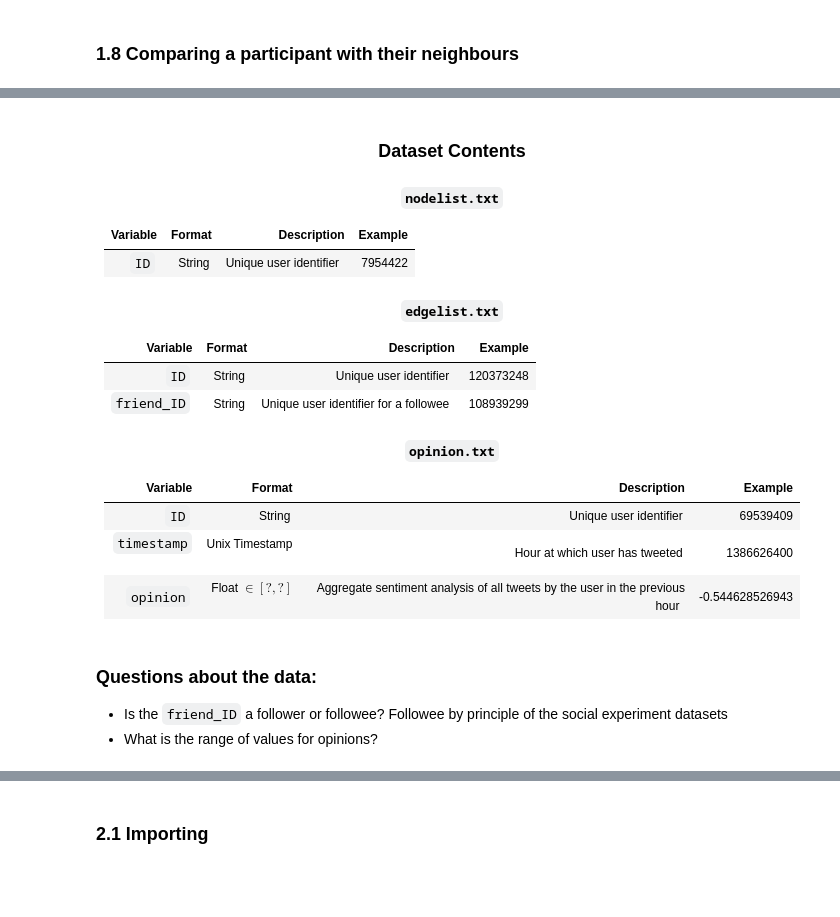
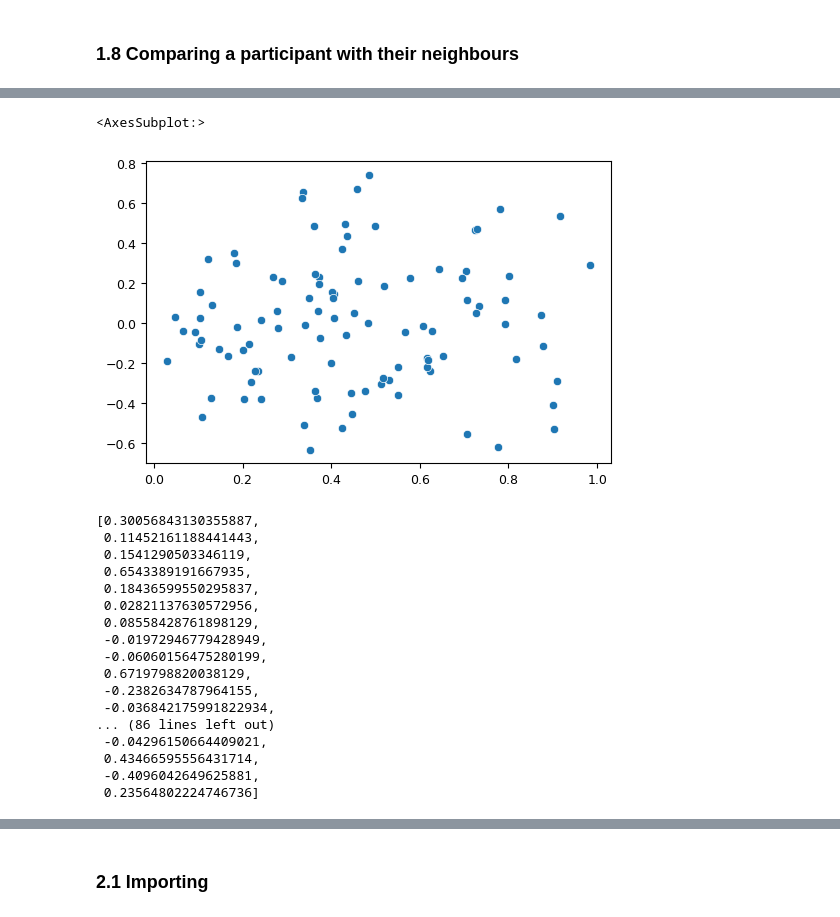
Before and after one commit to J0HNN7G/politic-polar-epsrc, a Jupyter notebook: exploration.ipynb, the cells around one changed output, grey strips where cells are left out. Drawn from its saved outputs; the diff is of its cells as text; code cells hidden in the pictures; blank space fills up the shorter version.

```diff
--- a/exploration.ipynb
+++ b/exploration.ipynb
@@ -844,30 +813,29 @@ June 2012.
-# %% [markdown]
-<center> <h3>Dataset Contents</h3> </center>
-
-<center> <h4><code>nodelist.txt</code></h4> </center>
-
-| Variable | Format | Description | Example |
-| :- | :- | :- | :- |
-| `ID`$\,$ | String$\,$ | Unique user identifier $\,$ | 7954422 |
-
-<center> <h4><code>edgelist.txt</code></h4> </center>
-
-| Variable | Format | Description | Example |
-| :- | :- | :- | :- |
-| `ID`$\,$ | String$\,$ | Unique user identifier $\,$ | 120373248 |
-| `friend_ID`$\,$ | String$\,$ | Unique user identifier for a followee $\,$ | 108939299 |
-
-
-
-<center> <h4><code>opinion.txt</code></h4> </center>
-
-| Variable | Format | Description | Example |
-| :- | :- | :- | :- |
-| `ID`$\,$ | String$\,$ | Unique user identifier$\,$ | 69539409 |
-| `timestamp`$\,$ | Unix Timestamp$\,$ | Hour at which user has tweeted$\,$ | 1386626400 |
-| `opinion`$\,$ | Float $\in [?,?]$ $\,$ | Aggregate sentiment analysis of all tweets by the user in the previous hour $\,$ | -0.544628526943 |
-# %% [markdown]
-### Questions about the data:
-
-- Is the `friend_ID` a follower or followee? Followee by principle of the social experiment datasets
-- What is  the range of values for opinions?
+# %%
+def get_friends(ID, friends):
+    return friends[friends.ID == ID].friend_ID
+# %%
+def get_idx(ids, ID):
+    return np.where(ids == ID)[0][0]
+# %%
+def friend_analysis(ids, friends, ops):
+    dist_result = []
+    corr_result = []
+
+    for idx, ID in enumerate(ids):
+        friend_data = [ ops[:, get_idx(ids, friend)] for friend in get_friends(ID, friends)]
+        mean_friend_data = means(np.transpose(friend_data))
+        id_data = ops[:, idx]
+        dist = np.abs(np.mean(id_data))
+        friend_corr = np.corrcoef(id_data, mean_friend_data)[0, 1]
+
+        dist_result.append(dist)
+        corr_result.append(friend_corr)
+
+    return dist_result, corr_result
+# %%
+a, b = friend_analysis(occupation_ids, occupation_friends, occupation_ops)
+
+sns.scatterplot(a, b)
+# %% [output]
+<AxesSubplot:>
+[figure, added]
@@ -873,0 +845,20 @@ June 2012.
+# %%
+b
+# %% [output]
+[0.30056843130355887,
+ 0.11452161188441443,
+ 0.1541290503346119,
+ 0.6543389191667935,
+ 0.18436599550295837,
+ 0.02821137630572956,
+ 0.08558428761898129,
+ -0.01972946779428949,
+ -0.06060156475280199,
+ 0.6719798820038129,
+ -0.2382634787964155,
+ -0.036842175991822934,
+... (86 lines left out)
+ -0.04296150664409021,
+ 0.43466595556431714,
+ -0.4096042649625881,
+ 0.23564802224746736]
```
Also changed, not shown: parts of 10 cells of this notebook.
